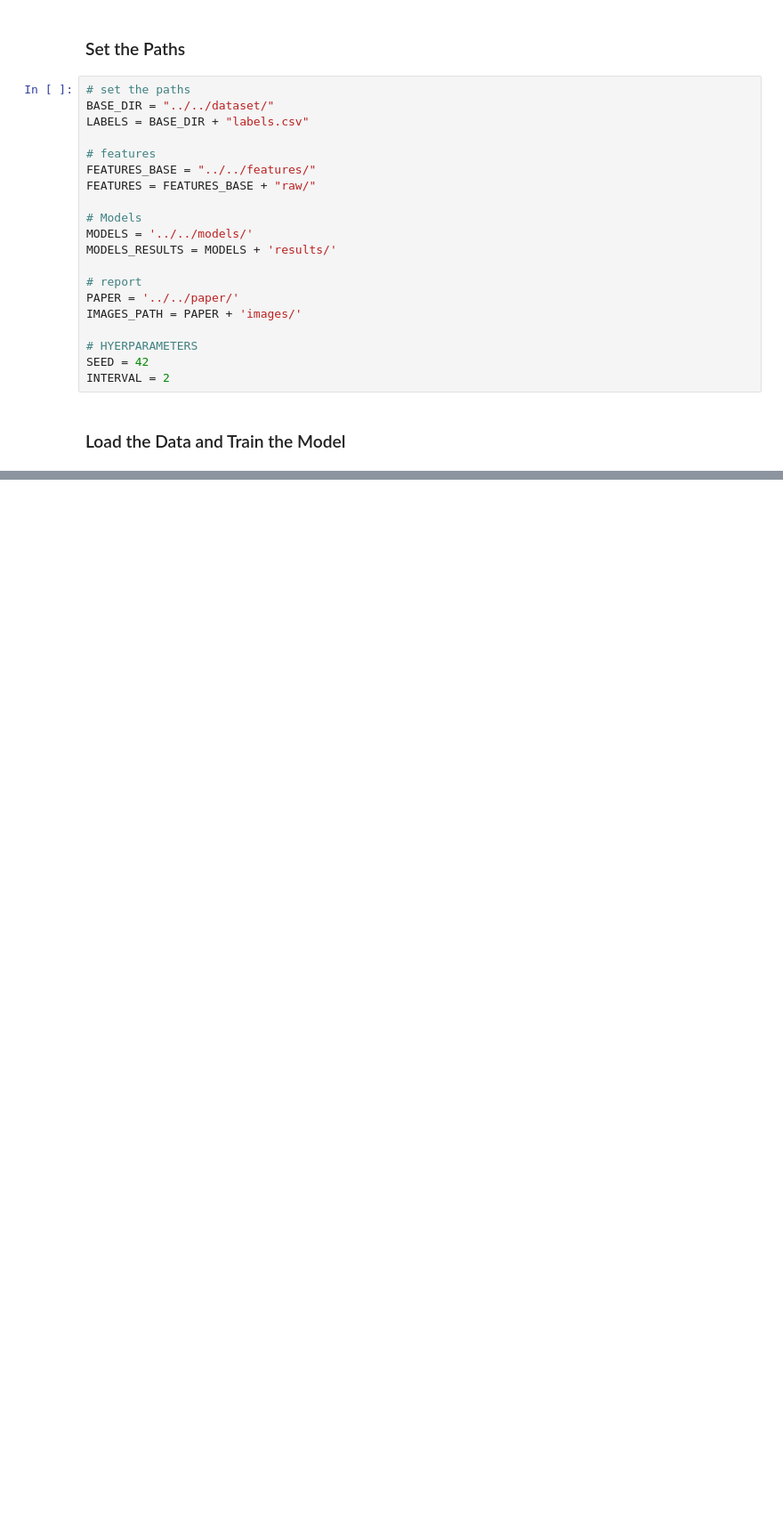
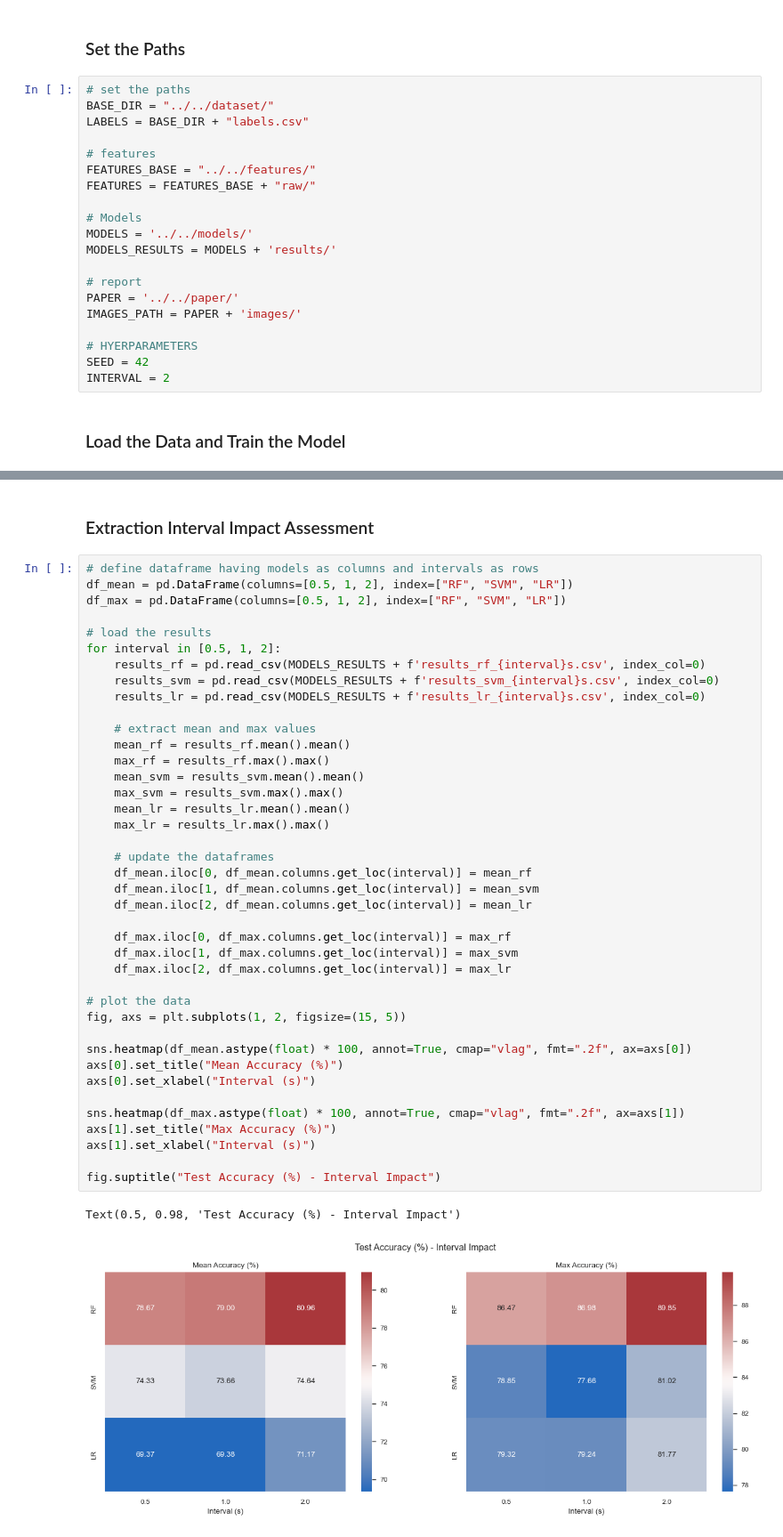
Before and after one commit to DavideLigari01/advanced-biomedical-project, a Jupyter notebook: notebooks/feature_analysis/sample_rate_impact.ipynb, the cells around one changed output, grey strips where cells are left out. Shown at 89% size. Saved outputs shown, nothing was run; the diff lists cells and outputs as text; blank space fills up the shorter version.

```diff
--- a/notebooks/feature_analysis/sample_rate_impact.ipynb
+++ b/notebooks/feature_analysis/sample_rate_impact.ipynb
@@ -282,0 +195,45 @@ fig.savefig(IMAGES_PATH + f'mean_accuracy_models_{interval}s.png', dpi=300)
+# %% [markdown]
+### Extraction Interval Impact Assessment
+# %%
+# define dataframe having models as columns and intervals as rows
+df_mean = pd.DataFrame(columns=[0.5, 1, 2], index=["RF", "SVM", "LR"])
+df_max = pd.DataFrame(columns=[0.5, 1, 2], index=["RF", "SVM", "LR"])
+
+# load the results
+for interval in [0.5, 1, 2]:
+	results_rf = pd.read_csv(MODELS_RESULTS + f'results_rf_{interval}s.csv', index_col=0)
+	results_svm = pd.read_csv(MODELS_RESULTS + f'results_svm_{interval}s.csv', index_col=0)
+	results_lr = pd.read_csv(MODELS_RESULTS + f'results_lr_{interval}s.csv', index_col=0)
+
+	# extract mean and max values
+	mean_rf = results_rf.mean().mean()
+	max_rf = results_rf.max().max()
+	mean_svm = results_svm.mean().mean()
+	max_svm = results_svm.max().max()
+	mean_lr = results_lr.mean().mean()
+	max_lr = results_lr.max().max()
+
+	# update the dataframes
+	df_mean.iloc[0, df_mean.columns.get_loc(interval)] = mean_rf
+	df_mean.iloc[1, df_mean.columns.get_loc(interval)] = mean_svm
+	df_mean.iloc[2, df_mean.columns.get_loc(interval)] = mean_lr
+
+	df_max.iloc[0, df_max.columns.get_loc(interval)] = max_rf
+	df_max.iloc[1, df_max.columns.get_loc(interval)] = max_svm
+	df_max.iloc[2, df_max.columns.get_loc(interval)] = max_lr
+
+# plot the data
+fig, axs = plt.subplots(1, 2, figsize=(15, 5))
+
+sns.heatmap(df_mean.astype(float) * 100, annot=True, cmap="vlag", fmt=".2f", ax=axs[0])
+axs[0].set_title("Mean Accuracy (%)")
+axs[0].set_xlabel("Interval (s)")
+
+sns.heatmap(df_max.astype(float) * 100, annot=True, cmap="vlag", fmt=".2f", ax=axs[1])
+axs[1].set_title("Max Accuracy (%)")
+axs[1].set_xlabel("Interval (s)")
+
+fig.suptitle("Test Accuracy (%) - Interval Impact")
+# %% [output]
+Text(0.5, 0.98, 'Test Accuracy (%) - Interval Impact')
+[figure, added]
```
Also changed, not shown: parts of 8 cells of this notebook, 1 other file.
